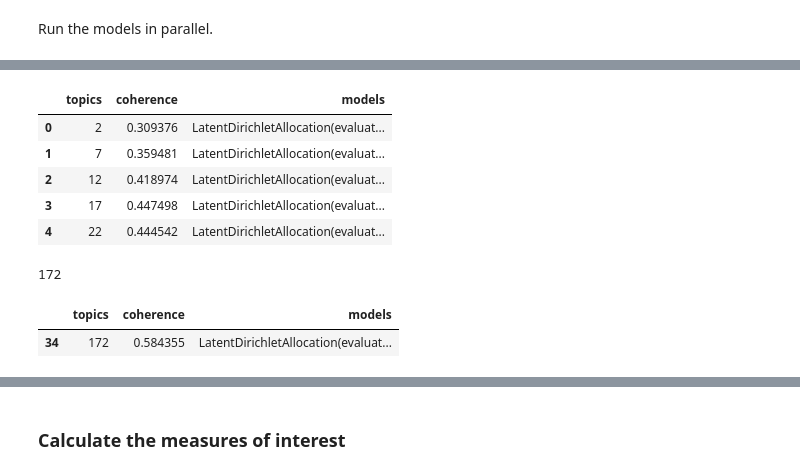
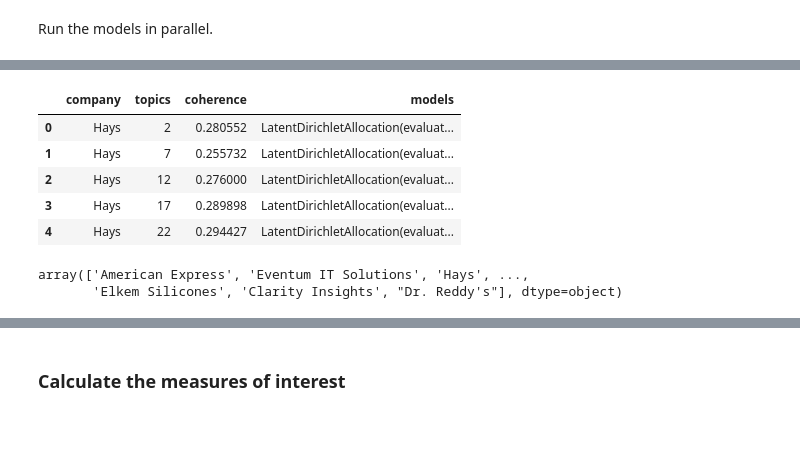
Before and after one commit to ramonprz01/koolture, a Jupyter notebook: testing/02_parallel.ipynb, the cells around one changed output, grey strips where cells are left out. Saved outputs shown, nothing was run; the diff lists cells and outputs as text; code cells hidden in the pictures; blank space fills up the shorter version.

```diff
--- a/testing/02_parallel.ipynb
+++ b/testing/02_parallel.ipynb
@@ -152,0 +234,9 @@ Get the cleaned dictionary.
+# %%
+%%time
+
+vectorizers_list = []
+for comp_id in unique_ids:
+    cond = (df_interest['employer'] == comp_id)
+    revs_clean = df_interest.loc[cond, 'pros_clean'].values
+    vect = CountVectorizer().fit_transform(revs_clean)
+    vectorizers_list.append((comp_id, vect))
@@ -166,21 +274,20 @@ Function to parallelize the models.
 # %%
 our_range = range(2, 300, 5)
 
-def get_models(topics):
-    lda = LatentDirichletAllocation(n_components=topics, max_iter=200,
-                                    learning_method='batch', learning_offset=10.,
-                                    evaluate_every=2, random_state=1234)
-
-    lda_model = lda.fit(tf)
+def get_models(topics, tf):
+    lda = LatentDirichletAllocation(n_components=topics, max_iter=200, learning_method='batch', learning_offset=10.,evaluate_every=2, random_state=1234)
+    lda_model = lda.fit(tf[1])
     topicsOverWords = lda_model.components_ / lda_model.components_.sum(axis=1)[:, np.newaxis]
-
-
-    return (topics, comph(topicsOverWords), lda_model)
+    return (tf[0], topics, comph(topicsOverWords), lda_model)
 # %% [markdown]
 Run the models in parallel.
 # %%
 %%time
 
-with cf.ProcessPoolExecutor() as e:
-    output = list(e.map(get_models, our_range))
+output_dictionary = {}
+for sparse_tup in vectorizers_list:
+    partial_func = partial(get_models, tf=sparse_tup)
+    with cf.ProcessPoolExecutor() as e:
+        output = list(e.map(partial_func, our_range))
+    output_dictionary[sparse_tup[0]] = output
 # %% [output]
@@ -188,0 +296,7 @@ Wall time: 6min 50s
+# %%
+%%time
+
+dfs_list = []
+for data in output_dictionary.keys():
+    temp_df = pd.DataFrame.from_dict(output_dictionary[data])
+    dfs_list.append(temp_df)
@@ -189,20 +306,11 @@ Wall time: 6min 50s
 # %%
-out_df = pd.DataFrame(output, columns=['topics', 'coherence', 'models'])
-out_df.head()
+output_dfs = pd.concat(dfs_list)
+output_dfs.columns = ['company', 'topics', 'coherence', 'models']
+output_dfs.head()
 # %% [output]
-|  | topics | coherence | models |
-| 0 | 2 | 0.309376 | LatentDirichletAllocation(evaluat... |
-| 1 | 7 | 0.359481 | LatentDirichletAllocation(evaluat... |
-| 2 | 12 | 0.418974 | LatentDirichletAllocation(evaluat... |
-| 3 | 17 | 0.447498 | LatentDirichletAllocation(evaluat... |
-| 4 | 22 | 0.444542 | LatentDirichletAllocation(evaluat... |
+|  | company | topics | coherence | models |
+| 0 | Hays | 2 | 0.280552 | LatentDirichletAllocation(evaluat... |
+| 1 | Hays | 7 | 0.255732 | LatentDirichletAllocation(evaluat... |
+| 2 | Hays | 12 | 0.276000 | LatentDirichletAllocation(evaluat... |
+| 3 | Hays | 17 | 0.289898 | LatentDirichletAllocation(evaluat... |
+| 4 | Hays | 22 | 0.294427 | LatentDirichletAllocation(evaluat... |
-# %%
-optimal_topics = int(out_df.loc[out_df['coherence'].idxmax(), 'topics'])
-optimal_topics
-# %% [output]
-172
-# %%
-out_df[out_df['topics'] == optimal_topics]
-# %% [output]
-|  | topics | coherence | models |
-| 34 | 172 | 0.584355 | LatentDirichletAllocation(evaluat... |
@@ -210,0 +319,5 @@ best_model = out_df.loc[out_df['topics'] == optimal_topics, 'models'].iloc[0]
+# %%
+companies
+# %% [output]
+array(['American Express', 'Eventum IT Solutions', 'Hays', ...,
+       'Elkem Silicones', 'Clarity Insights', "Dr. Reddy's"], dtype=object)
```
Also changed, not shown: parts of 40 cells of this notebook.
